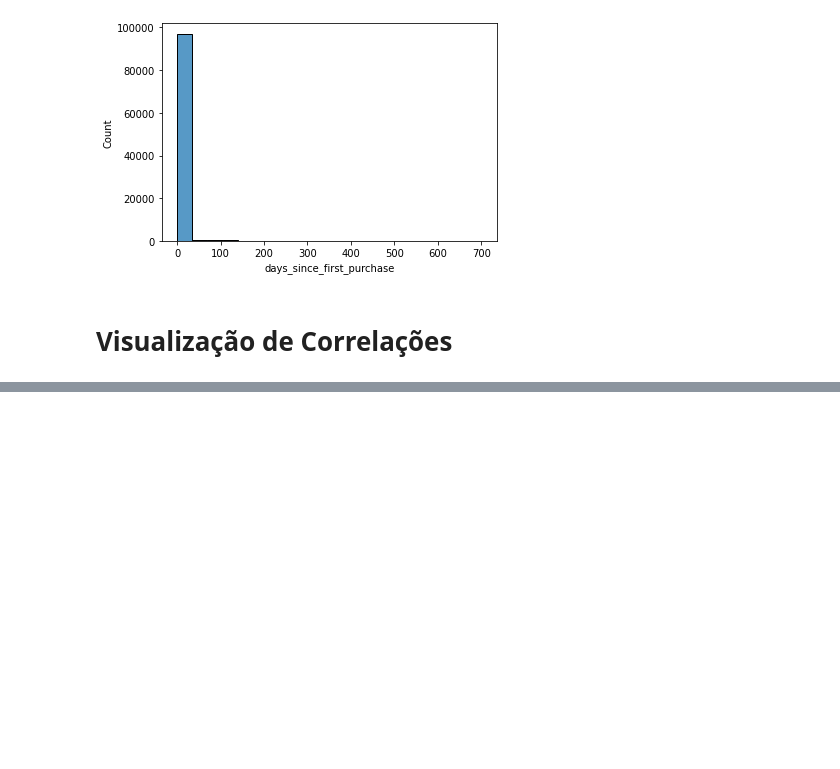
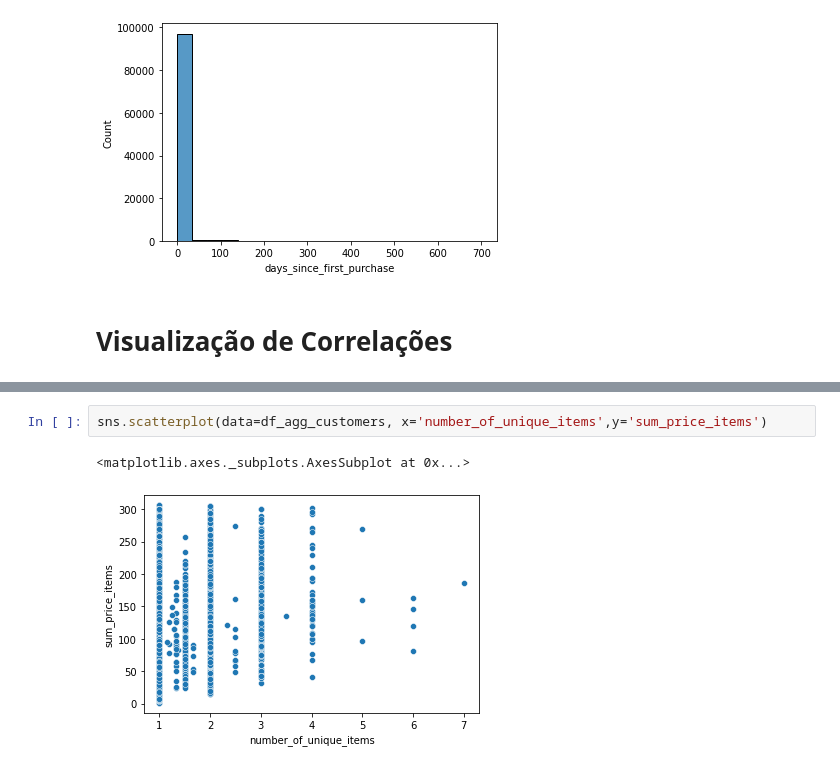
Before and after one commit to GustavoGran/ecommerce_recomender, a Jupyter notebook: ptc3467_caracterizacao_dados_ecommerce.ipynb, the cells around one changed output, grey strips where cells are left out. Cells and saved outputs as stored; diff of their text form; blank space fills up the shorter version.

```diff
--- a/ptc3467_caracterizacao_dados_ecommerce.ipynb
+++ b/ptc3467_caracterizacao_dados_ecommerce.ipynb
@@ -221,0 +258,5 @@ sns.scatterplot(data=df_customer_orders, x='days_since_first_purchase', y='sum_o
+# %%
+sns.scatterplot(data=df_agg_customers, x='number_of_unique_items',y='sum_price_items')
+# %% [output]
+<matplotlib.axes._subplots.AxesSubplot at 0x...>
+[figure, added]
```
Also changed, not shown: parts of 10 cells of this notebook.
